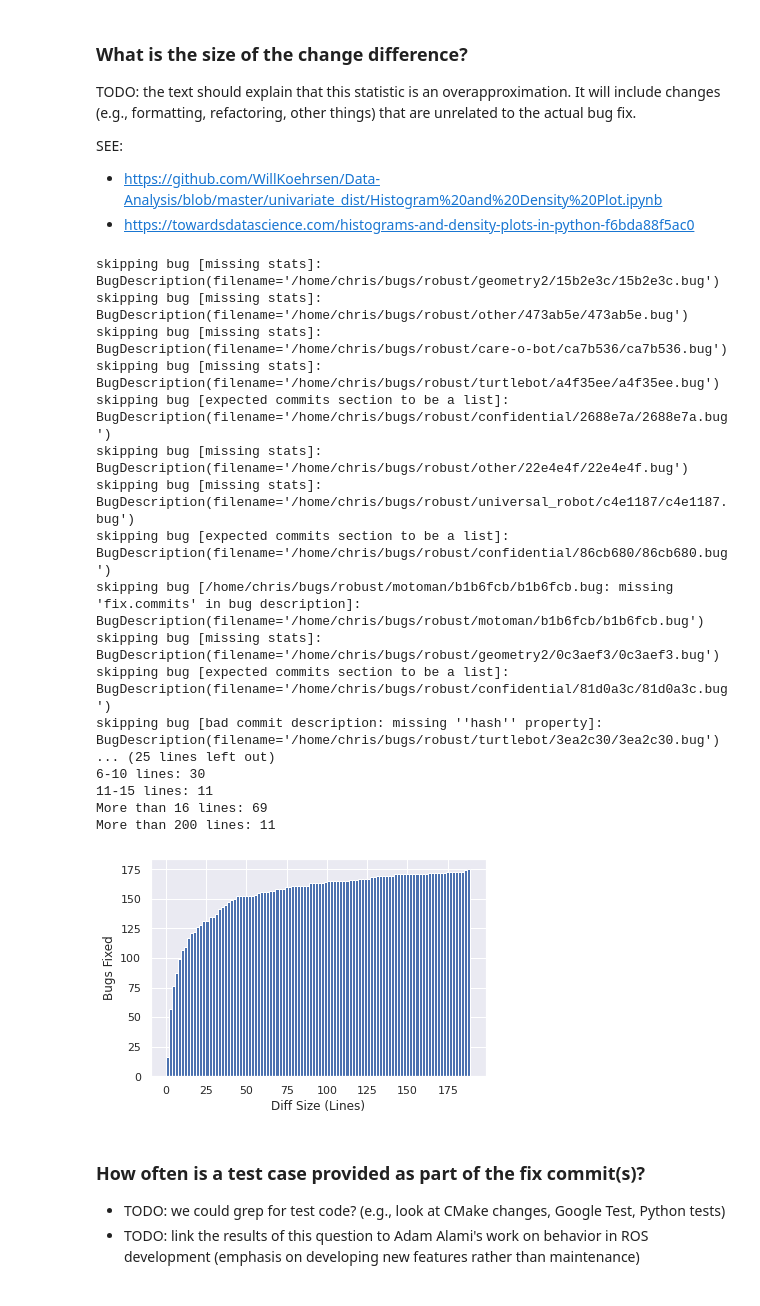
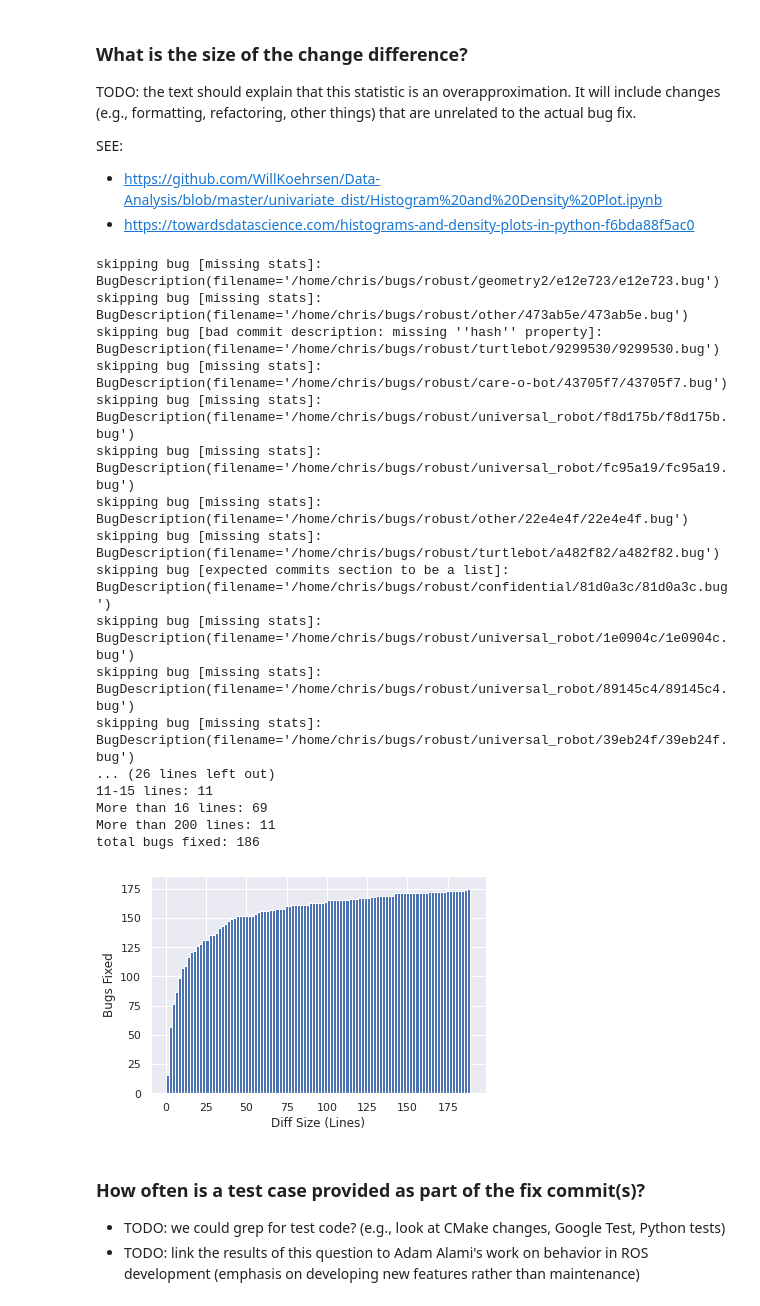
Before and after one commit to robust-rosin/robust, a Jupyter notebook: notebooks/robust.ipynb, the cells around one changed output. Saved outputs shown, nothing was run; the diff lists cells and outputs as text; code cells hidden in the pictures.

Commit message:
updated notebook stats

```diff
--- a/notebooks/robust.ipynb
+++ b/notebooks/robust.ipynb
@@ -269,45 +269,49 @@ def num_lines_changed() -> None:
     more_than_sixteen_lines = sum(tally[c] for c in range(16, max(tally) + 1))
     more_than_200_lines = sum(tally[c] for c in range(201, max(tally) + 1))
 
     print(f"bug fixes without any lines changed (i.e., only file renamings): {tally[0]}")
     print(f"0-5 lines: {five_lines_or_fewer}")
     print(f"6-10 lines: {six_to_ten_lines}")
     print(f"11-15 lines: {eleven_to_fifteen_lines}")
     print(f"More than 16 lines: {more_than_sixteen_lines}")
     print(f"More than 200 lines: {more_than_200_lines}")
 
     # build a series
     vals = []
     for lines_changed in tally:
         vals += tally[lines_changed] * [lines_changed]
+    total_bugs_fixed = len(vals)
+    print(f"total bugs fixed: {total_bugs_fixed}")
+
     s = pd.Series(v for v in vals if v <= 200)
     ax = s.plot.hist(bins=100, cumulative=True)
     ax.set_ylabel('Bugs Fixed')
+    ax.set_ylim(0, total_bugs_fixed)
     ax.set_xlabel('Diff Size (Lines)')
     fig = ax.get_figure()
     fig.savefig(os.path.join(DIR_FIGURES, "lines-changed-leq-200.pdf"))
 
 
 num_lines_changed()
 # %% [output]
-skipping bug [missing stats]: BugDescription(filename='/home/chris/bugs/robust/geometry2/15b2e3c/15b2e3c.bug')
+skipping bug [missing stats]: BugDescription(filename='/home/chris/bugs/robust/geometry2/e12e723/e12e723.bug')
 skipping bug [missing stats]: BugDescription(filename='/home/chris/bugs/robust/other/473ab5e/473ab5e.bug')
-skipping bug [missing stats]: BugDescription(filename='/home/chris/bugs/robust/care-o-bot/ca7b536/ca7b536.bug')
-skipping bug [missing stats]: BugDescription(filename='/home/chris/bugs/robust/turtlebot/a4f35ee/a4f35ee.bug')
-skipping bug [expected commits section to be a list]: BugDescription(filename='/home/chris/bugs/robust/confidential/2688e7a/2688e7a.bug')
+skipping bug [bad commit description: missing ''hash'' property]: BugDescription(filename='/home/chris/bugs/robust/turtlebot/9299530/9299530.bug')
+skipping bug [missing stats]: BugDescription(filename='/home/chris/bugs/robust/care-o-bot/43705f7/43705f7.bug')
+skipping bug [missing stats]: BugDescription(filename='/home/chris/bugs/robust/universal_robot/f8d175b/f8d175b.bug')
+skipping bug [missing stats]: BugDescription(filename='/home/chris/bugs/robust/universal_robot/fc95a19/fc95a19.bug')
 skipping bug [missing stats]: BugDescription(filename='/home/chris/bugs/robust/other/22e4e4f/22e4e4f.bug')
-skipping bug [missing stats]: BugDescription(filename='/home/chris/bugs/robust/universal_robot/c4e1187/c4e1187.bug')
-skipping bug [expected commits section to be a list]: BugDescription(filename='/home/chris/bugs/robust/confidential/86cb680/86cb680.bug')
-skipping bug [/home/chris/bugs/robust/motoman/b1b6fcb/b1b6fcb.bug: missing 'fix.commits' in bug description]: BugDescription(filename='/home/chris/bugs/robust/motoman/b1b6fcb/b1b6fcb.bug')
-skipping bug [missing stats]: BugDescription(filename='/home/chris/bugs/robust/geometry2/0c3aef3/0c3aef3.bug')
+skipping bug [missing stats]: BugDescription(filename='/home/chris/bugs/robust/turtlebot/a482f82/a482f82.bug')
 skipping bug [expected commits section to be a list]: BugDescription(filename='/home/chris/bugs/robust/confidential/81d0a3c/81d0a3c.bug')
-skipping bug [bad commit description: missing ''hash'' property]: BugDescription(filename='/home/chris/bugs/robust/turtlebot/3ea2c30/3ea2c30.bug')
-... (25 lines left out)
-6-10 lines: 30
+skipping bug [missing stats]: BugDescription(filename='/home/chris/bugs/robust/universal_robot/1e0904c/1e0904c.bug')
+skipping bug [missing stats]: BugDescription(filename='/home/chris/bugs/robust/universal_robot/89145c4/89145c4.bug')
+skipping bug [missing stats]: BugDescription(filename='/home/chris/bugs/robust/universal_robot/39eb24f/39eb24f.bug')
+... (26 lines left out)
 11-15 lines: 11
 More than 16 lines: 69
 More than 200 lines: 11
+total bugs fixed: 186
-[figure, old version]
+[figure, new version]
 # %% [markdown]
 ### How often is a test case provided as part of the fix commit(s)?
 
```
Also changed, not shown: parts of 3 cells of this notebook.
